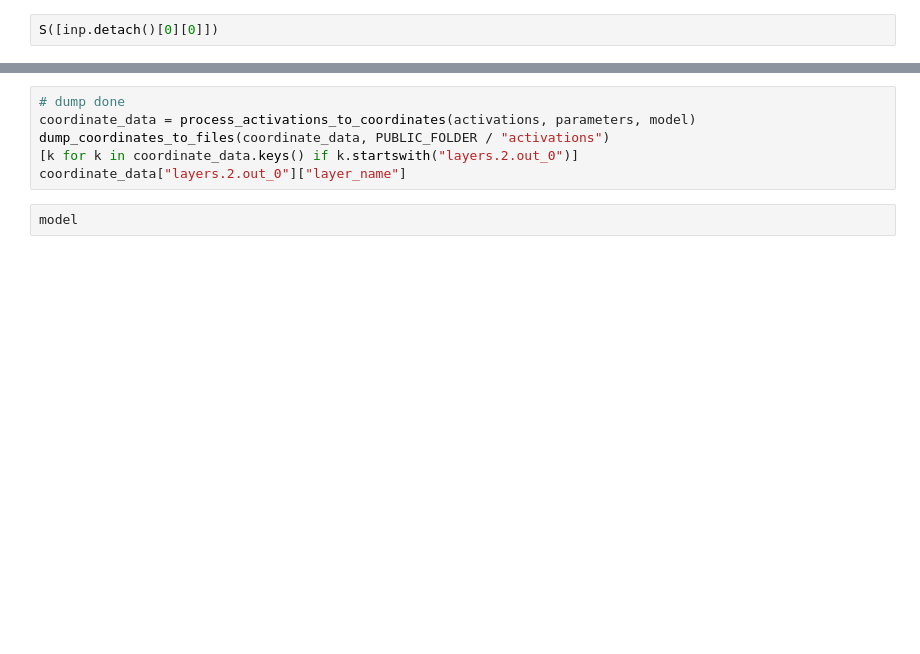
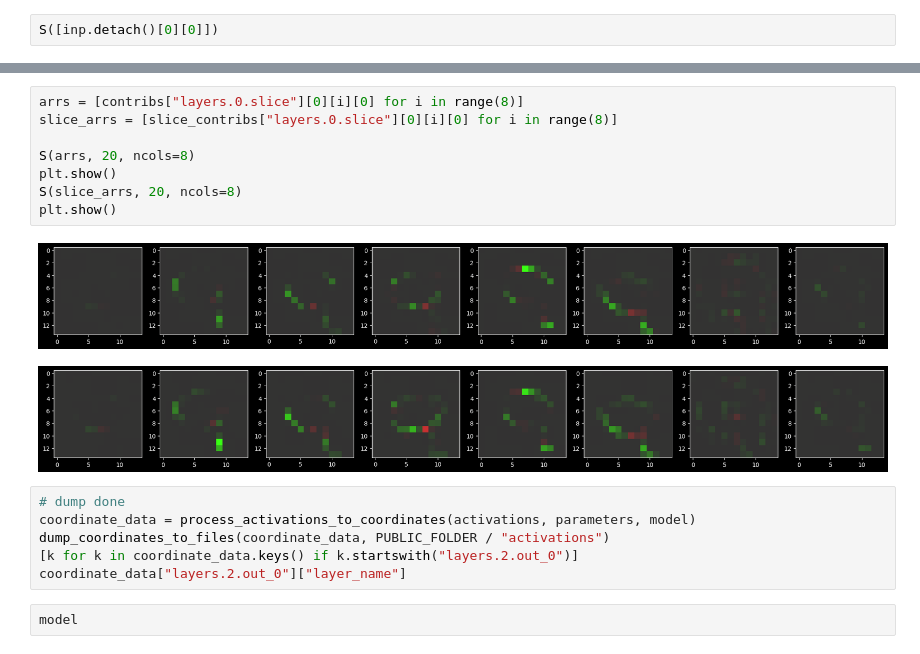
Before and after one commit to narang99/hiccup-ide, a Jupyter notebook: pt-to-api/notebooks/test-model-load.ipynb, the cells around one changed output, grey strips where cells are left out. Cells and saved outputs as stored; diff of their text form; blank space fills up the shorter version.

```diff
--- a/pt-to-api/notebooks/test-model-load.ipynb
+++ b/pt-to-api/notebooks/test-model-load.ipynb
@@ -47,3 +97,14 @@ contribs["layers.2.slice"].shape, contribs["layers.2"].shape, contribs["layers.1
+# %%
+arrs = [contribs["layers.0.slice"][0][i][0] for i in range(8)]
+slice_arrs = [slice_contribs["layers.0.slice"][0][i][0] for i in range(8)]
+
+S(arrs, 20, ncols=8)
+plt.show()
+S(slice_arrs, 20, ncols=8)
+plt.show()
+# %% [output]
+[figure, added]
+[figure, added]
 # %%
 # dump done
 coordinate_data = process_activations_to_coordinates(activations, parameters, model)
```
Also changed, not shown: parts of 6 cells of this notebook, 3 other files.
